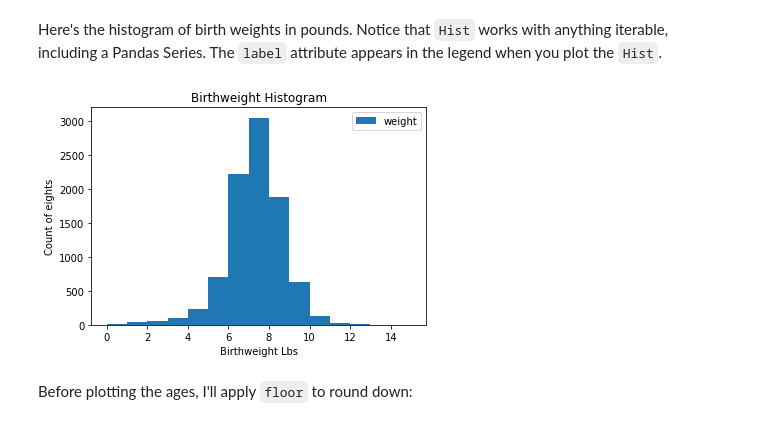
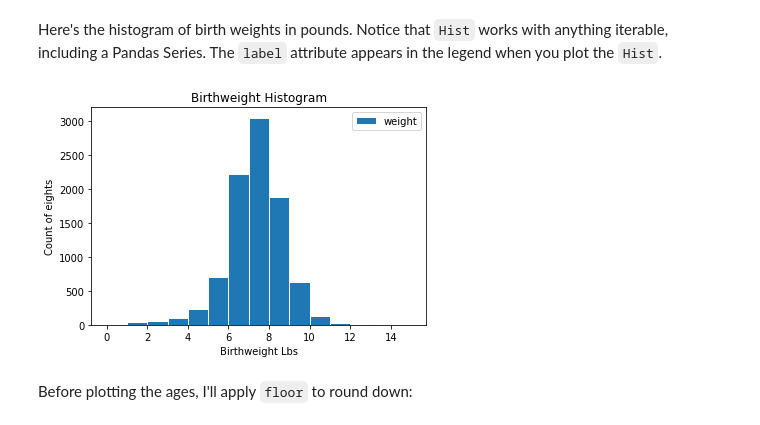
Before and after one commit to rightpt2/ThinkStats2, a Jupyter notebook: code/chap02ex.ipynb, the cells around one changed output. Drawn from its saved outputs; the diff is of its cells as text; code cells hidden in the pictures.

```diff
--- a/code/chap02ex.ipynb
+++ b/code/chap02ex.ipynb
@@ -96,14 +90,14 @@ print(live.columns.values)
 # %% [markdown]
 Here's the histogram of birth weights in pounds.  Notice that `Hist` works with anything iterable, including a Pandas Series.  The `label` attribute appears in the legend when you plot the `Hist`.
 # %%
-plt.hist(x=live.birthwgt_lb, bins=15, label='weight')
+plt.hist(x=live.birthwgt_lb, bins=15, label='weight', edgecolor="w")
 plt.ylabel('Count of eights')
 plt.xlabel('Birthweight Lbs')
 plt.title('Birthweight Histogram')
 plt.legend()
 plt.show()
 # %% [output]
-[figure, old version]
+[figure, new version]
 # %% [markdown]
 Before plotting the ages, I'll apply `floor` to round down:
 # %%
```
Also changed, not shown: parts of 36 cells of this notebook.
